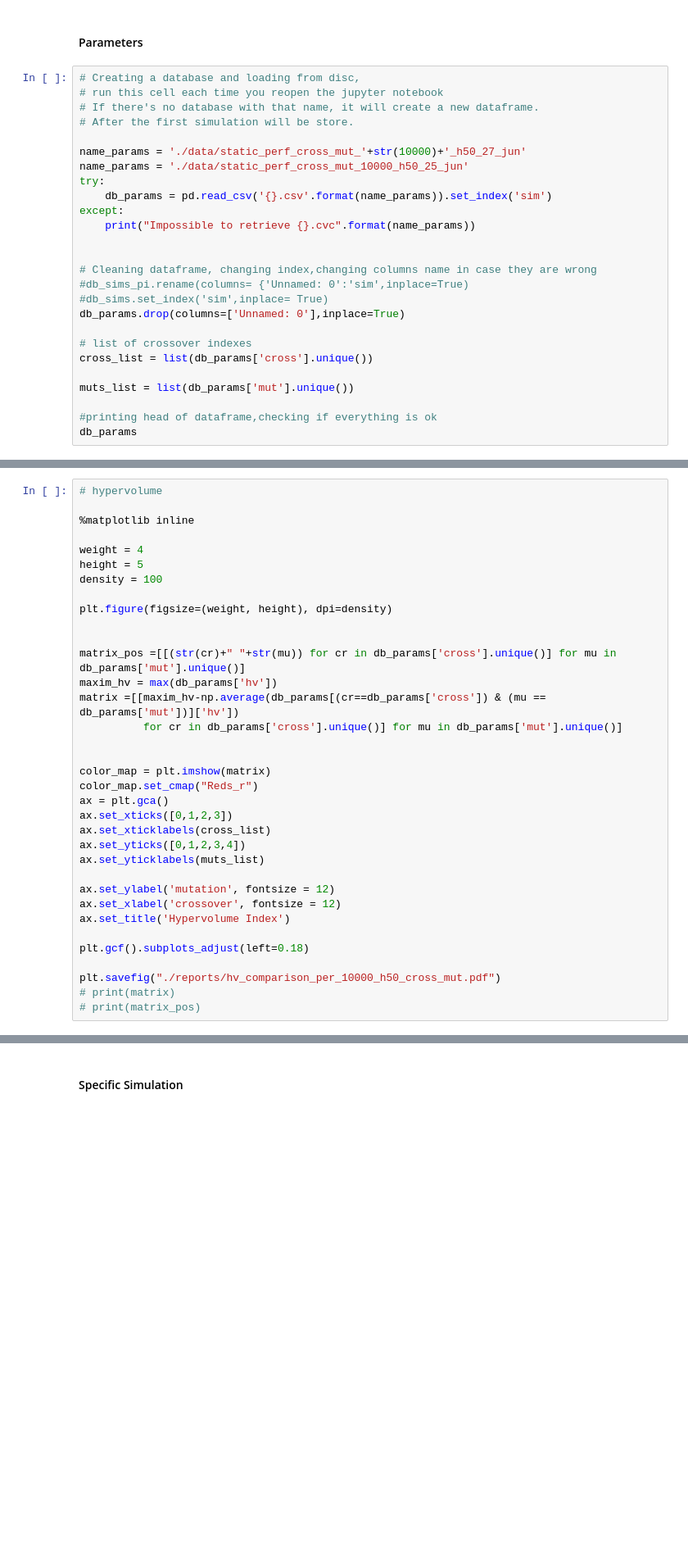
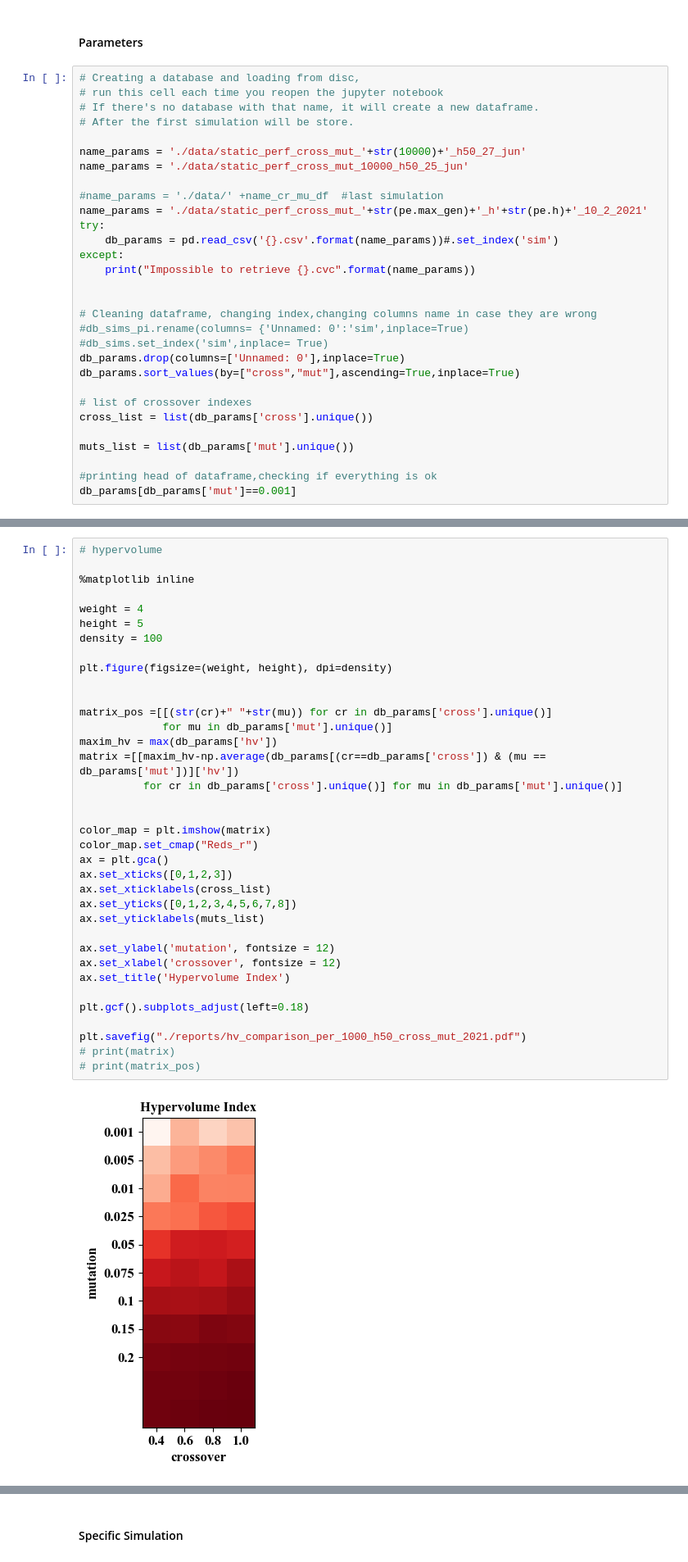
Before and after one commit to gisslab/pa-multiobjective, a Jupyter notebook: PA-Multiobjective-static/AP-ga-simulations.ipynb, the cells around one changed output, grey strips where cells are left out. Shown at 82% size. Saved outputs shown, nothing was run; the diff lists cells and outputs as text; blank space fills up the shorter version.

Commit message:
Improved Simulations by mutation and crossover
Encapsulated methods for simulation by crossover and mutations that allow for several iterations of parameters list.

```diff
--- a/PA-Multiobjective-static/AP-ga-simulations.ipynb
+++ b/PA-Multiobjective-static/AP-ga-simulations.ipynb
@@ -242,8 +282,11 @@ db_cr_mut
 
 name_params = './data/static_perf_cross_mut_'+str(10000)+'_h50_27_jun'
 name_params = './data/static_perf_cross_mut_10000_h50_25_jun'
+
+#name_params = './data/' +name_cr_mu_df  #last simulation
+name_params = './data/static_perf_cross_mut_'+str(pe.max_gen)+'_h'+str(pe.h)+'_10_2_2021'
 try:
-    db_params = pd.read_csv('{}.csv'.format(name_params)).set_index('sim')
+    db_params = pd.read_csv('{}.csv'.format(name_params))#.set_index('sim')
 except:
     print("Impossible to retrieve {}.cvc".format(name_params))
 
@@ -252,6 +295,7 @@ except:
 #db_sims_pi.rename(columns= {'Unnamed: 0':'sim',inplace=True)
 #db_sims.set_index('sim',inplace= True)
 db_params.drop(columns=['Unnamed: 0'],inplace=True)
+db_params.sort_values(by=["cross","mut"],ascending=True,inplace=True)
 
 # list of crossover indexes
 cross_list = list(db_params['cross'].unique())
@@ -259,4 +303,4 @@ cross_list = list(db_params['cross'].unique())
 muts_list = list(db_params['mut'].unique())
 
 #printing head of dataframe,checking if everything is ok
-db_params
+db_params[db_params['mut']==0.001]
@@ -265,36 +327,39 @@ db_params
 
 %matplotlib inline
 
 weight = 4
 height = 5
 density = 100
 
 plt.figure(figsize=(weight, height), dpi=density)
 
 
-matrix_pos =[[(str(cr)+" "+str(mu)) for cr in db_params['cross'].unique()] for mu in db_params['mut'].unique()]
+matrix_pos =[[(str(cr)+" "+str(mu)) for cr in db_params['cross'].unique()]
+             for mu in db_params['mut'].unique()]
 maxim_hv = max(db_params['hv'])
 matrix =[[maxim_hv-np.average(db_params[(cr==db_params['cross']) & (mu == db_params['mut'])]['hv'])
           for cr in db_params['cross'].unique()] for mu in db_params['mut'].unique()]
 
 
 color_map = plt.imshow(matrix)
 color_map.set_cmap("Reds_r")
 ax = plt.gca()
 ax.set_xticks([0,1,2,3])
 ax.set_xticklabels(cross_list)
-ax.set_yticks([0,1,2,3,4])
+ax.set_yticks([0,1,2,3,4,5,6,7,8])
 ax.set_yticklabels(muts_list)
 
 ax.set_ylabel('mutation', fontsize = 12)
 ax.set_xlabel('crossover', fontsize = 12)
 ax.set_title('Hypervolume Index')
 
 plt.gcf().subplots_adjust(left=0.18)
 
-plt.savefig("./reports/hv_comparison_per_10000_h50_cross_mut.pdf")
+plt.savefig("./reports/hv_comparison_per_1000_h50_cross_mut_2021.pdf")
 # print(matrix)
 # print(matrix_pos)
+# %% [output]
+[figure, added]
 # %%
 #population
 
```
Also changed, not shown: parts of 15 cells of this notebook.
